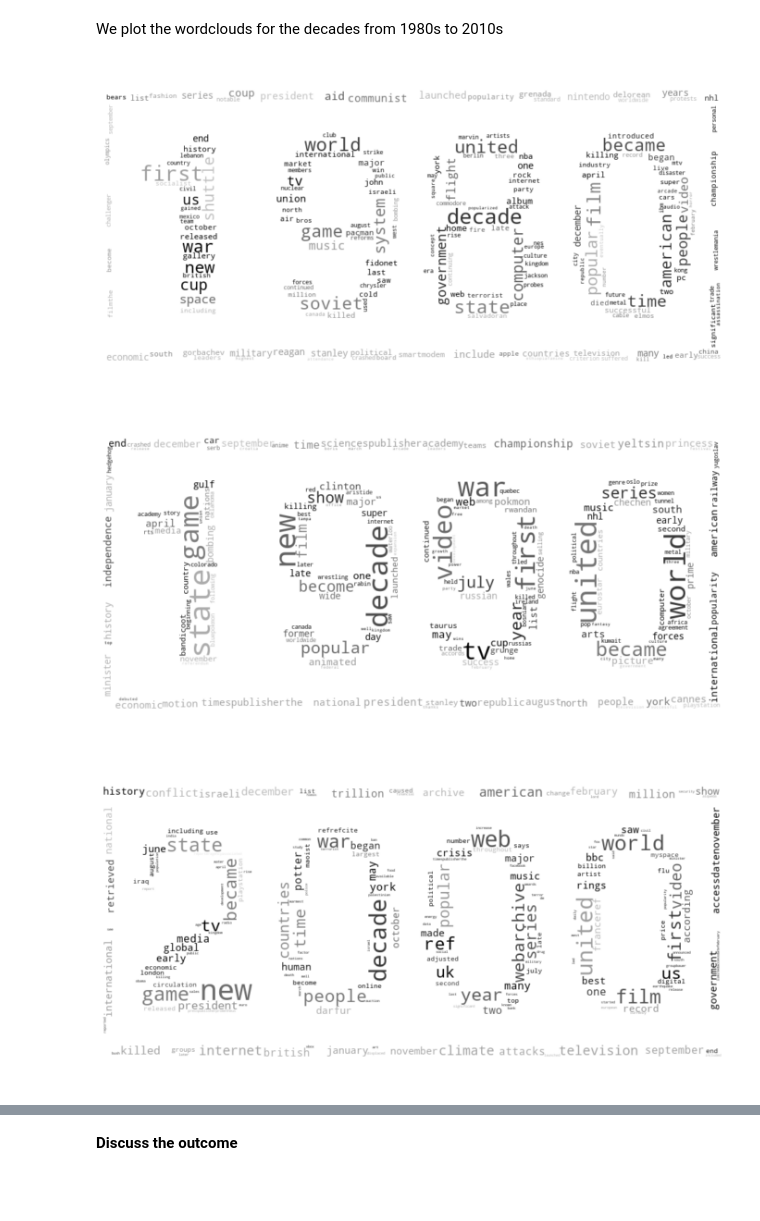
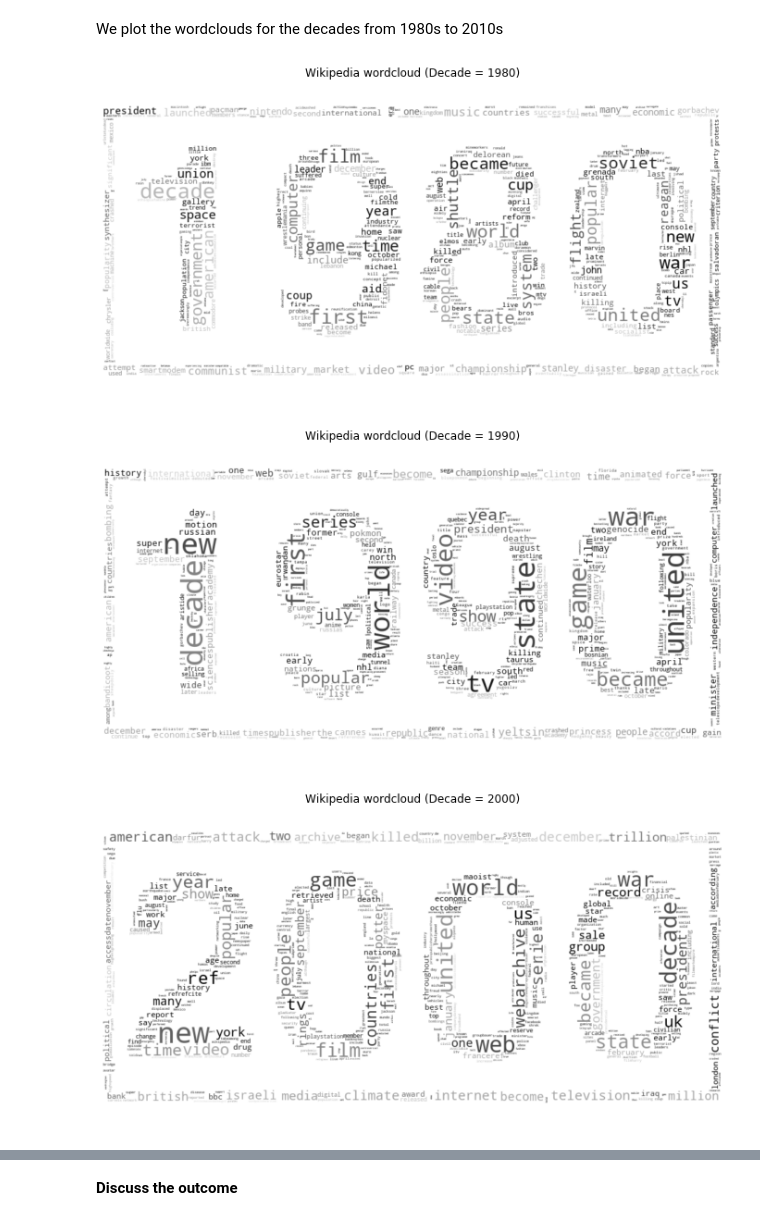
Before and after one commit to GSHDK/Social-Graphs-and-Interactions, a Jupyter notebook: Project-assignment-B-Wikipedia.ipynb, the cells around one changed output, grey strips where cells are left out. Drawn from its saved outputs; the diff is of its cells as text; code cells hidden in the pictures; blank space fills up the shorter version.

Commit message:
added assets

```diff
--- a/Project-assignment-B-Wikipedia.ipynb
+++ b/Project-assignment-B-Wikipedia.ipynb
@@ -264,13 +264,15 @@ def plot_decade_from_tfidf(year:int, tfidf:dict, top_x_words=100):
     plt.figure(figsize=[12,12])
     plt.imshow(wc.recolor(color_func=image_colors), interpolation="bilinear")
     plt.axis("off")
+    plt.title(f'Wikipedia wordcloud (Decade = {year})')
+    plt.savefig('./assets/wiki_tfidf_{}.png'.format(year), dpi = 1200)
     plt.show()
 # %% [markdown]
 We plot the wordclouds for the decades from 1980s to 2010s
 # %%
 for d in decades[-4:]:
-    plot_decade_from_tfidf(d, tfidf=decades_tf_idf, top_x_words=200)
+    plot_decade_from_tfidf(d, tfidf=decades_tf_idf, top_x_words=1000)
 # %% [output]
-[figure, old version]
+[figure, new version]
-[figure, old version]
+[figure, new version]
-[figure, old version]
+[figure, new version]
```
Also changed, not shown: parts of 1 cell of this notebook, 12 other files.
